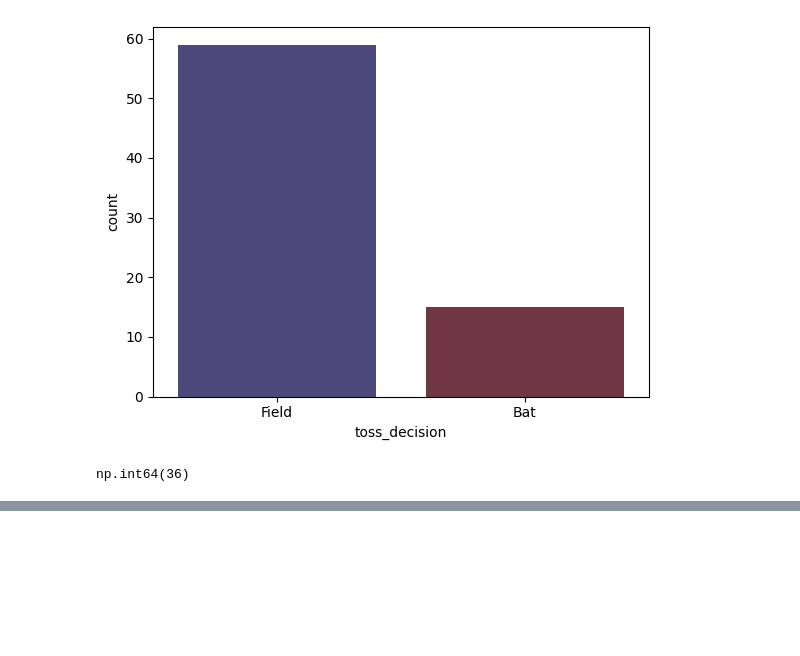
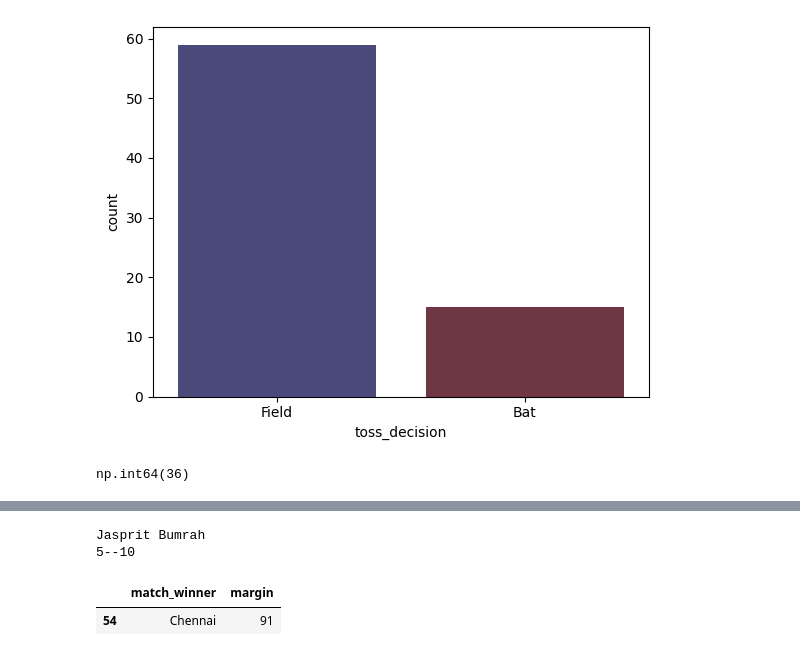
Before and after one commit to rahulchawla77/ML-JOURNEY, a Jupyter notebook: Ipl project learning.ipynb, the cells around one changed output, grey strips where cells are left out. Drawn from its saved outputs; the diff is of its cells as text; code cells hidden in the pictures; blank space fills up the shorter version.

```diff
--- a/Ipl project learning.ipynb
+++ b/Ipl project learning.ipynb
@@ -78,0 +96,15 @@ np.int64(36)
+# %%
+df['wickets'] = df['best_bowling_figure'].str.split('--').str[0].astype(int)
+df['runs']    = df['best_bowling_figure'].str.split('--').str[1].astype(int)
+best = df.sort_values(['wickets', 'runs'], ascending=[False, True]).iloc[0]
+
+print(best['best_bowling'])
+print(best['best_bowling_figure'])
+# %% [output]
+Jasprit Bumrah
+5--10
+# %%
+df[df['won_by']=='Runs'].sort_values(by='margins',ascending=False).head(1)[['match_winner','margin']]
+# %% [output]
+|  | match_winner | margin |
+| 54 | Chennai | 91 |
```
Also changed, not shown: parts of 3 cells of this notebook.
